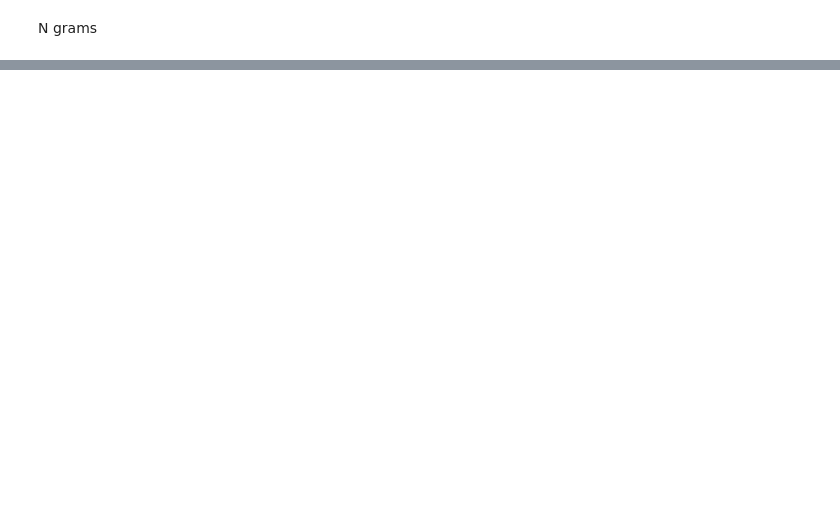
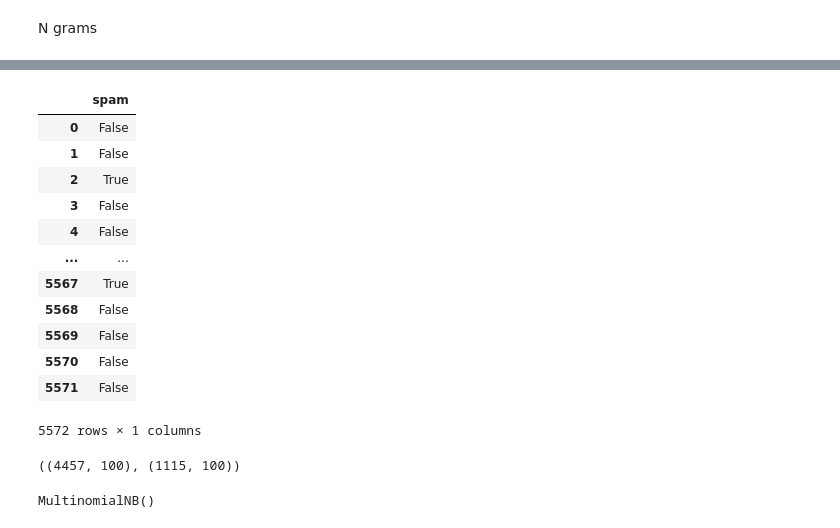
Before and after one commit to tasnim-shamsuddin/NLP, a Jupyter notebook: Spam_classification.ipynb, the cells around one changed output, grey strips where cells are left out. Cells and saved outputs as stored; diff of their text form; code cells hidden in the pictures; blank space fills up the shorter version.

```diff
--- a/Spam_classification.ipynb
+++ b/Spam_classification.ipynb
@@ -226,0 +225,18 @@ tfidf.vocabulary_
+# %%
+y=pd.get_dummies(messages['label'], drop_first=True)
+# %%
+y
+# %% [output]
+|  | spam |
+| 0 | False |
+| 1 | False |
+| 2 | True |
+| 3 | False |
+| 4 | False |
+| ... | ... |
+| 5567 | True |
+| 5568 | False |
+| 5569 | False |
+| 5570 | False |
+| 5571 | False |
+5572 rows × 1 columns
@@ -226,0 +245,7 @@ tfidf.vocabulary_
+# %%
+#Tain test split
+from sklearn.model_selection import train_test_split
+X_train, X_test, y_train, y_test = train_test_split(X, y, test_size=0.2, random_state=0)
+X_train.shape, X_test.shape
+# %% [output]
+((4457, 100), (1115, 100))
@@ -226,0 +255,4 @@ tfidf.vocabulary_
+# %%
+model.fit(X_train, y_train)
+# %% [output]
+MultinomialNB()
```
Also changed, not shown: parts of 14 cells of this notebook.
